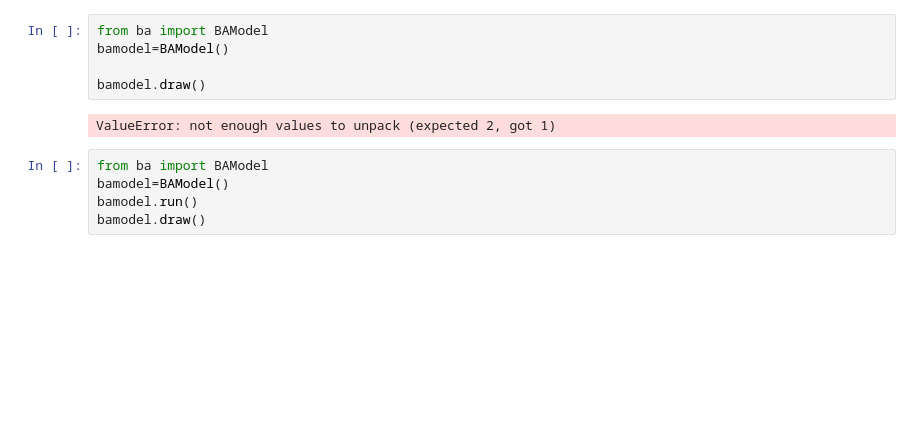
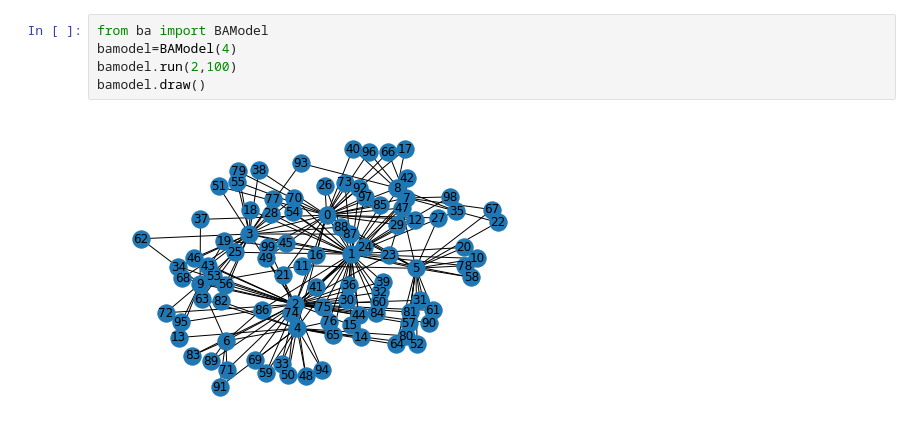
Before and after one commit to Tshou1219/qba, a Jupyter notebook: main.ipynb, the cells around one changed output. Saved outputs shown, nothing was run; the diff lists cells and outputs as text; blank space fills up the shorter version.

```diff
--- a/main.ipynb
+++ b/main.ipynb
@@ -1,12 +1,7 @@
 # %%
 from ba import BAModel
-bamodel=BAModel()
-
+bamodel=BAModel(4)
+bamodel.run(2,100)
 bamodel.draw()
 # %% [output]
-ValueError: not enough values to unpack (expected 2, got 1)
+[figure, added]
-# %%
-from ba import BAModel
-bamodel=BAModel()
-bamodel.run()
-bamodel.draw()
```
Also changed, not shown: parts of 4 cells of this notebook, 2 other files.
